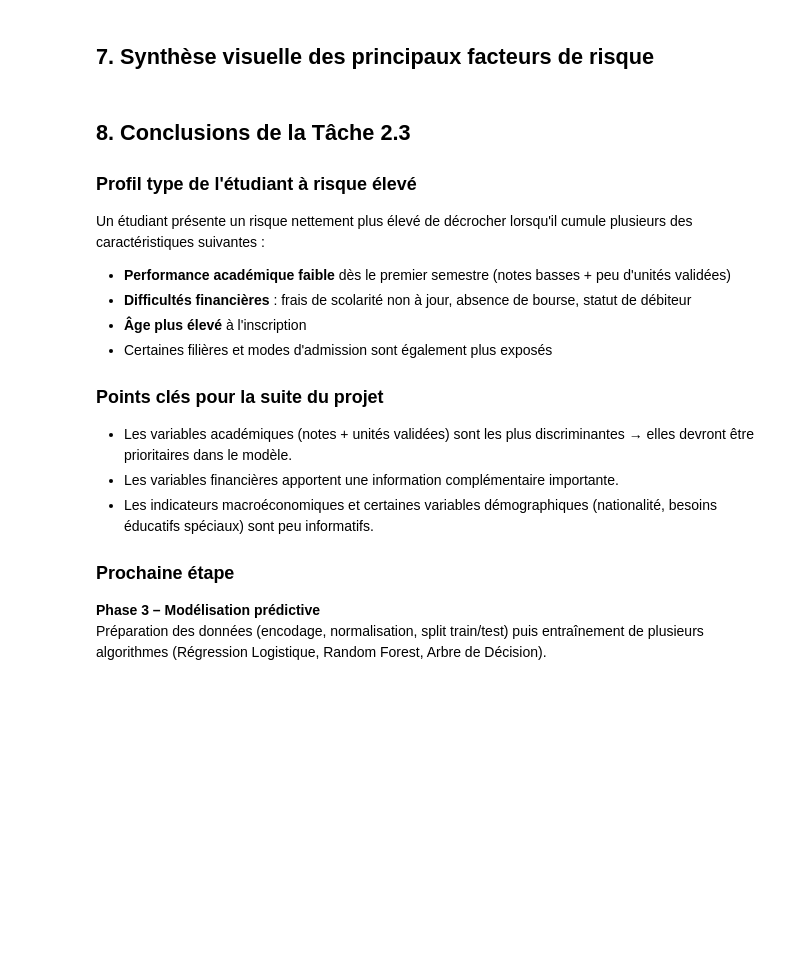
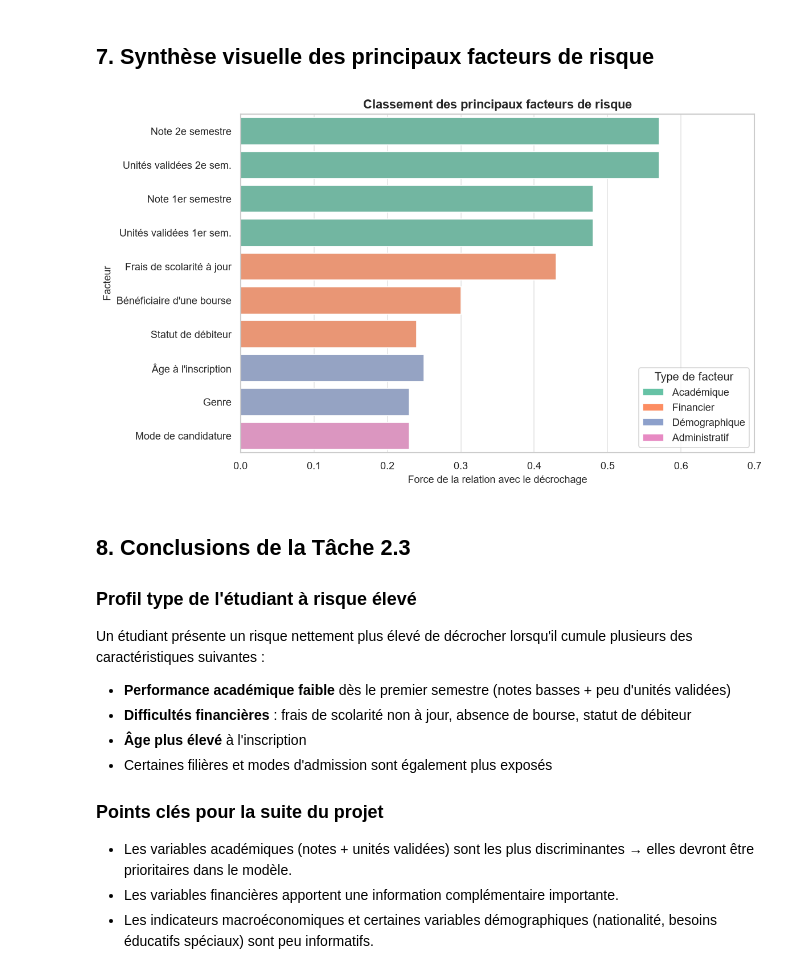
Before and after one commit to Achraf-Kaou/Early-Warning-System-for-College-Dropouts, a Jupyter notebook: backend/app/ml/notebooks/03_visualizations_risk_profiles.ipynb, the cells around one changed output. Drawn from its saved outputs; the diff is of its cells as text; code cells hidden in the pictures; blank space fills up the shorter version.

Commit message:
fix: hue in visualization

```diff
--- a/backend/app/ml/notebooks/03_visualizations_risk_profiles.ipynb
+++ b/backend/app/ml/notebooks/03_visualizations_risk_profiles.ipynb
@@ -232,34 +271,36 @@ factors = pd.DataFrame({
         "Note 1er semestre",
         "Unités validées 1er sem.",
         "Frais de scolarité à jour",
         "Bénéficiaire d'une bourse",
         "Statut de débiteur",
         "Âge à l'inscription",
         "Genre",
         "Mode de candidature"
     ],
     "Importance": [0.57, 0.57, 0.48, 0.48, 0.43, 0.30, 0.24, 0.25, 0.23, 0.23],
     "Type": ["Académique", "Académique", "Académique", "Académique",
              "Financier", "Financier", "Financier",
              "Démographique", "Démographique", "Administratif"]
 })
 
 plt.figure(figsize=(10, 6))
 colors = {"Académique": "#66c2a5", "Financier": "#fc8d62",
           "Démographique": "#8da0cb", "Administratif": "#e78ac3"}
 bar_colors = [colors[t] for t in factors["Type"]]
 
-sns.barplot(data=factors, y="Facteur", x="Importance", palette=bar_colors)
+sns.barplot(data=factors, y="Facteur", x="Importance", palette=bar_colors, hue="Facteur", legend=False)
 plt.xlabel("Force de la relation avec le décrochage")
 plt.title("Classement des principaux facteurs de risque", fontsize=13, fontweight="bold")
 plt.xlim(0, 0.7)
 
 # Légende manuelle
 from matplotlib.patches import Patch
 legend_elements = [Patch(facecolor=c, label=l) for l, c in colors.items()]
 plt.legend(handles=legend_elements, title="Type de facteur", loc="lower right")
 plt.tight_layout()
 plt.show()
+# %% [output]
+[figure, added]
 # %% [markdown]
 ## 8. Conclusions de la Tâche 2.3
 
@@ -277,8 +318,3 @@ Un étudiant présente un risque nettement plus élevé de décrocher lorsqu'il
 - Les variables académiques (notes + unités validées) sont les plus discriminantes → elles devront être prioritaires dans le modèle.
 - Les variables financières apportent une information complémentaire importante.
 - Les indicateurs macroéconomiques et certaines variables démographiques (nationalité, besoins éducatifs spéciaux) sont peu informatifs.
-
-### Prochaine étape
-
-**Phase 3 – Modélisation prédictive**
-Préparation des données (encodage, normalisation, split train/test) puis entraînement de plusieurs algorithmes (Régression Logistique, Random Forest, Arbre de Décision).
```
Also changed, not shown: parts of 9 cells of this notebook.
